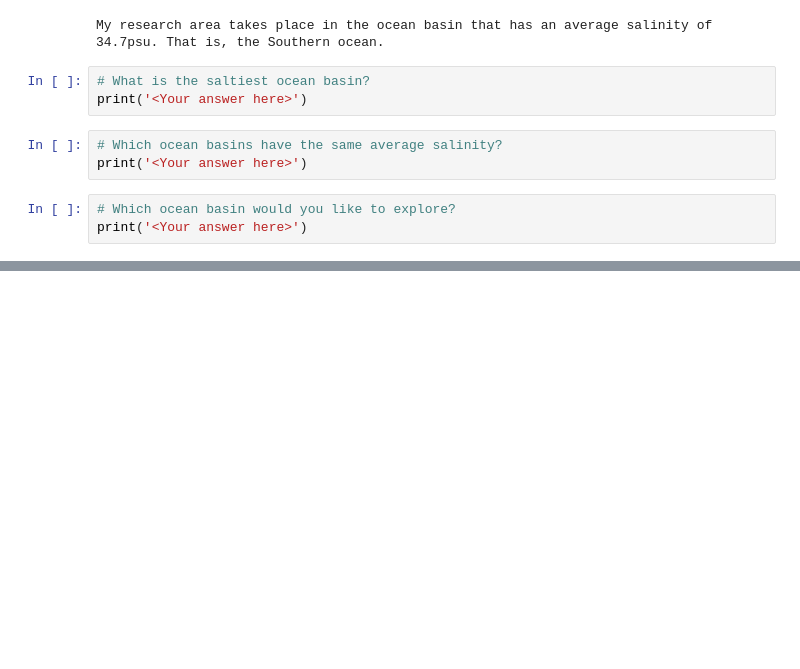
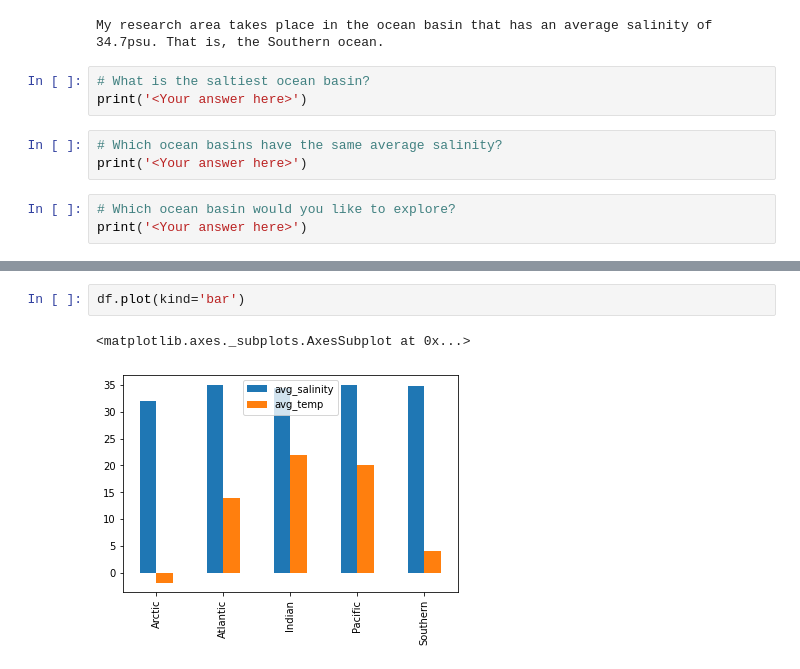
Before and after one commit to pyclub-cu/classes, a Jupyter notebook: Week_5_Salinity_Pandas.ipynb, the cells around one changed output, grey strips where cells are left out. Drawn from its saved outputs; the diff is of its cells as text; blank space fills up the shorter version.

```diff
--- a/Week_5_Salinity_Pandas.ipynb
+++ b/Week_5_Salinity_Pandas.ipynb
@@ -165,0 +269,5 @@ print('<Your answer here>')
+# %%
+df.plot(kind='bar')
+# %% [output]
+<matplotlib.axes._subplots.AxesSubplot at 0x...>
+[figure, added]
```
Also changed, not shown: parts of 20 cells of this notebook.
